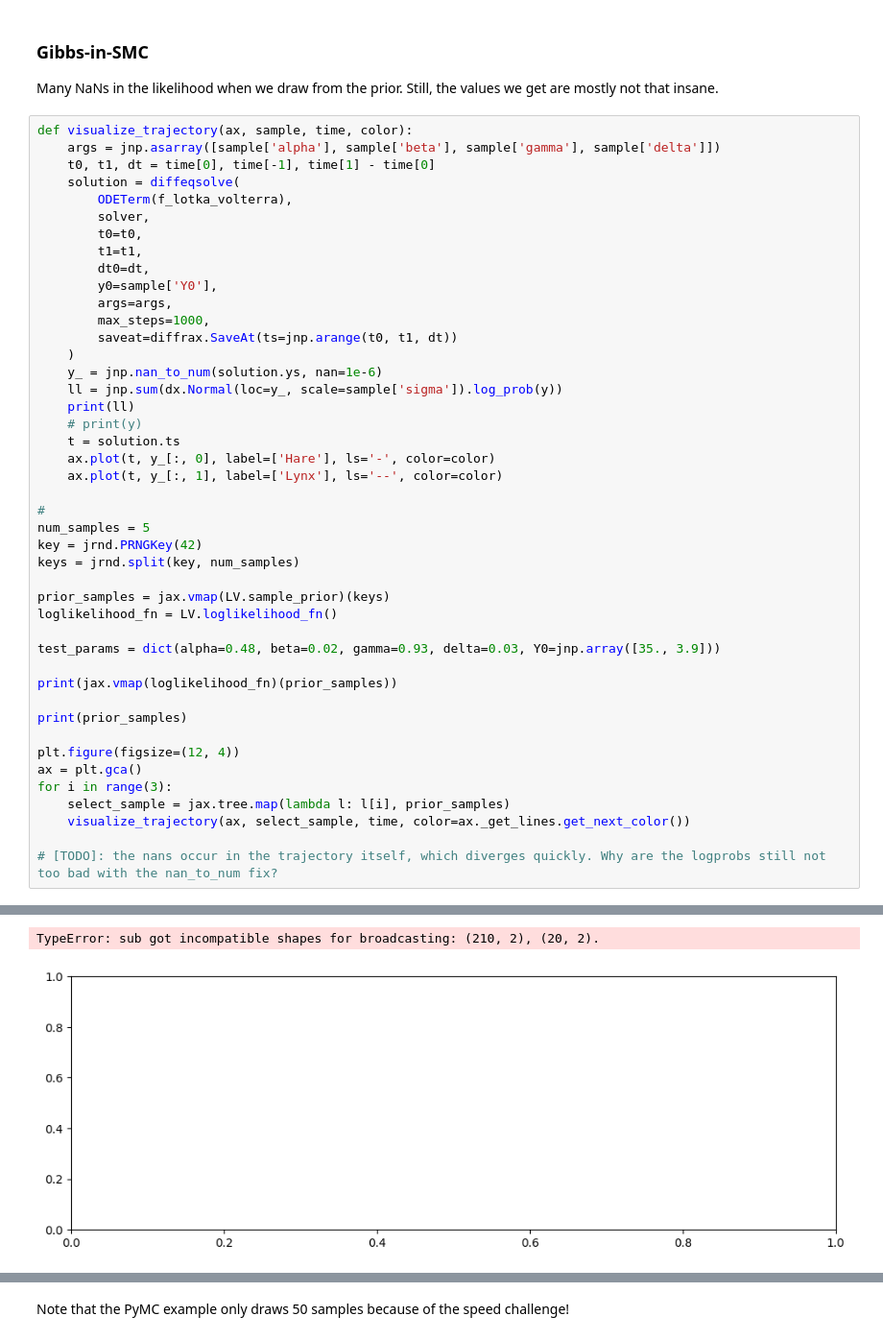
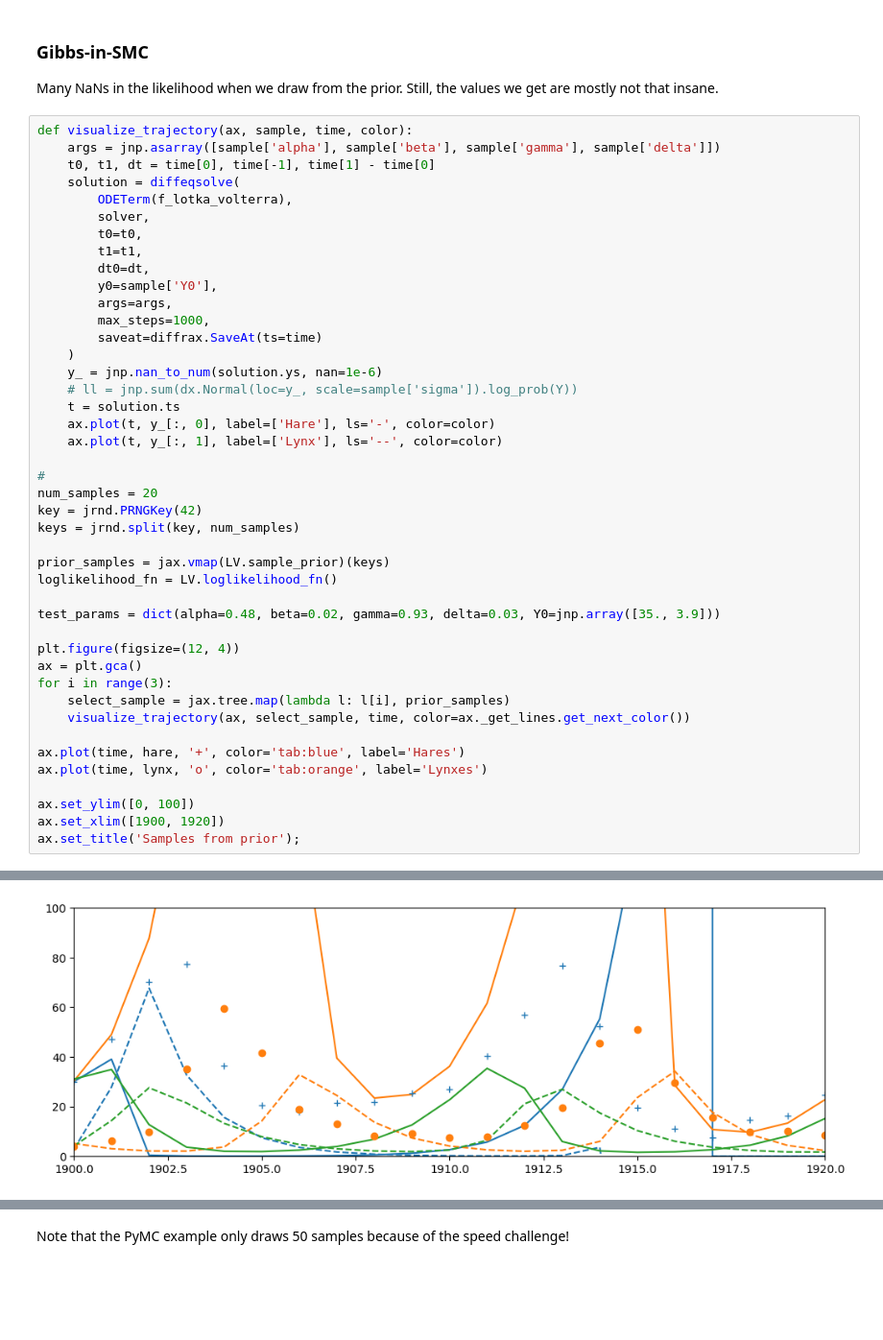
Before and after one commit to UncertaintyInComplexSystems/bamojax, a Jupyter notebook: bamojax/examples/system_identification/lotka_volterra.ipynb, the cells around one changed output, grey strips where cells are left out. Shown at 96% size. Saved outputs shown, nothing was run; the diff lists cells and outputs as text; blank space fills up the shorter version.

```diff
--- a/bamojax/examples/system_identification/lotka_volterra.ipynb
+++ b/bamojax/examples/system_identification/lotka_volterra.ipynb
@@ -245,18 +243,16 @@ def visualize_trajectory(ax, sample, time, color):
         y0=sample['Y0'],
         args=args,
         max_steps=1000,
-        saveat=diffrax.SaveAt(ts=jnp.arange(t0, t1, dt))
+        saveat=diffrax.SaveAt(ts=time)
     )
     y_ = jnp.nan_to_num(solution.ys, nan=1e-6)
-    ll = jnp.sum(dx.Normal(loc=y_, scale=sample['sigma']).log_prob(y))
-    print(ll)
-    # print(y)
+    # ll = jnp.sum(dx.Normal(loc=y_, scale=sample['sigma']).log_prob(Y))
     t = solution.ts
     ax.plot(t, y_[:, 0], label=['Hare'], ls='-', color=color)
     ax.plot(t, y_[:, 1], label=['Lynx'], ls='--', color=color)
 
 #
-num_samples = 5
+num_samples = 20
 key = jrnd.PRNGKey(42)
 keys = jrnd.split(key, num_samples)
 
@@ -265,15 +261,16 @@ loglikelihood_fn = LV.loglikelihood_fn()
 
 test_params = dict(alpha=0.48, beta=0.02, gamma=0.93, delta=0.03, Y0=jnp.array([35., 3.9]))
 
-print(jax.vmap(loglikelihood_fn)(prior_samples))
-
-print(prior_samples)
-
 plt.figure(figsize=(12, 4))
 ax = plt.gca()
 for i in range(3):
     select_sample = jax.tree.map(lambda l: l[i], prior_samples)
     visualize_trajectory(ax, select_sample, time, color=ax._get_lines.get_next_color())
 
-# [TODO]: the nans occur in the trajectory itself, which diverges quickly. Why are the logprobs still not too bad with the nan_to_num fix?
+ax.plot(time, hare, '+', color='tab:blue', label='Hares')
+ax.plot(time, lynx, 'o', color='tab:orange', label='Lynxes')
+
+ax.set_ylim([0, 100])
+ax.set_xlim([1900, 1920])
+ax.set_title('Samples from prior');
 # %% [output]
@@ -287,2 +277 @@ for i in range(3):
-TypeError: sub got incompatible shapes for broadcasting: (210, 2), (20, 2).
-[figure, old version]
+[figure, new version]
```
Also changed, not shown: parts of 10 cells of this notebook, 3 other files.
